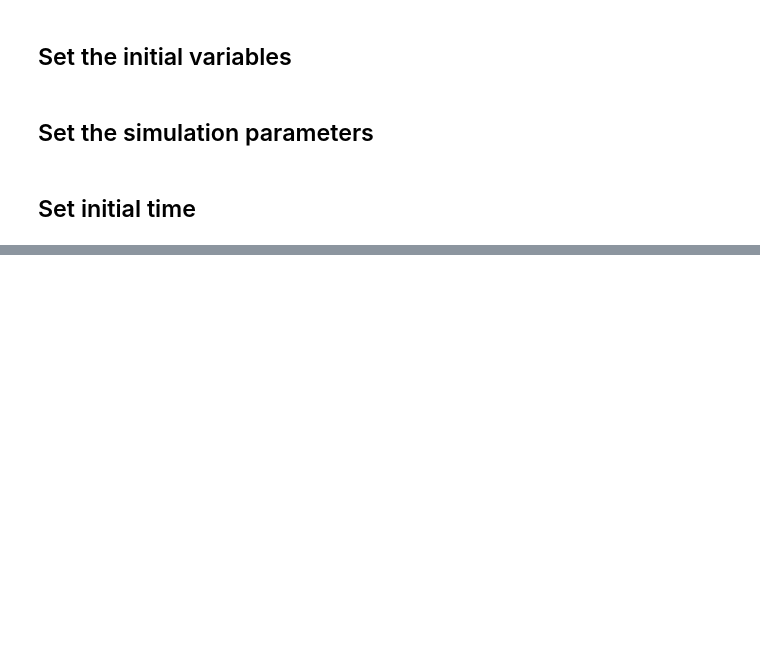
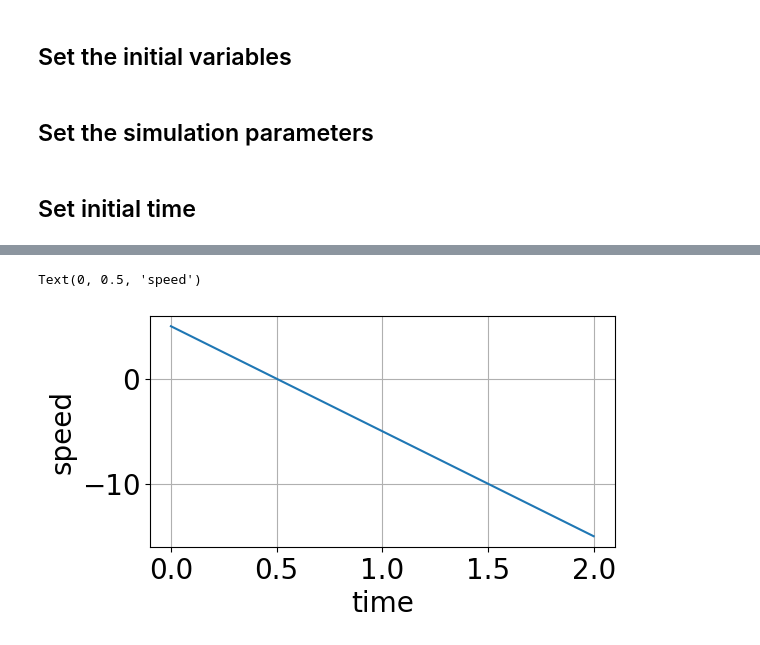
Before and after one commit to bblais/Computer-Programming-for-the-Sciences-Spring-2024, a Jupyter notebook: Sprint #1 - Algorithms and Simulation/2024-02-06 - Simulations.ipynb, the cells around one changed output, grey strips where cells are left out. Saved outputs shown, nothing was run; the diff lists cells and outputs as text; code cells hidden in the pictures; blank space fills up the shorter version.

```diff
--- a/Sprint #1 - Algorithms and Simulation/2024-02-06 - Simulations.ipynb
+++ b/Sprint #1 - Algorithms and Simulation/2024-02-06 - Simulations.ipynb
@@ -54,0 +133,8 @@ plot(t,p)
+# %%
+figure(figsize=(6,3))
+plot(t,v);
+xlabel('time')
+ylabel('speed')
+# %% [output]
+Text(0, 0.5, 'speed')
+[figure, added]
```
Also changed, not shown: parts of 7 cells of this notebook, 1 other file.
